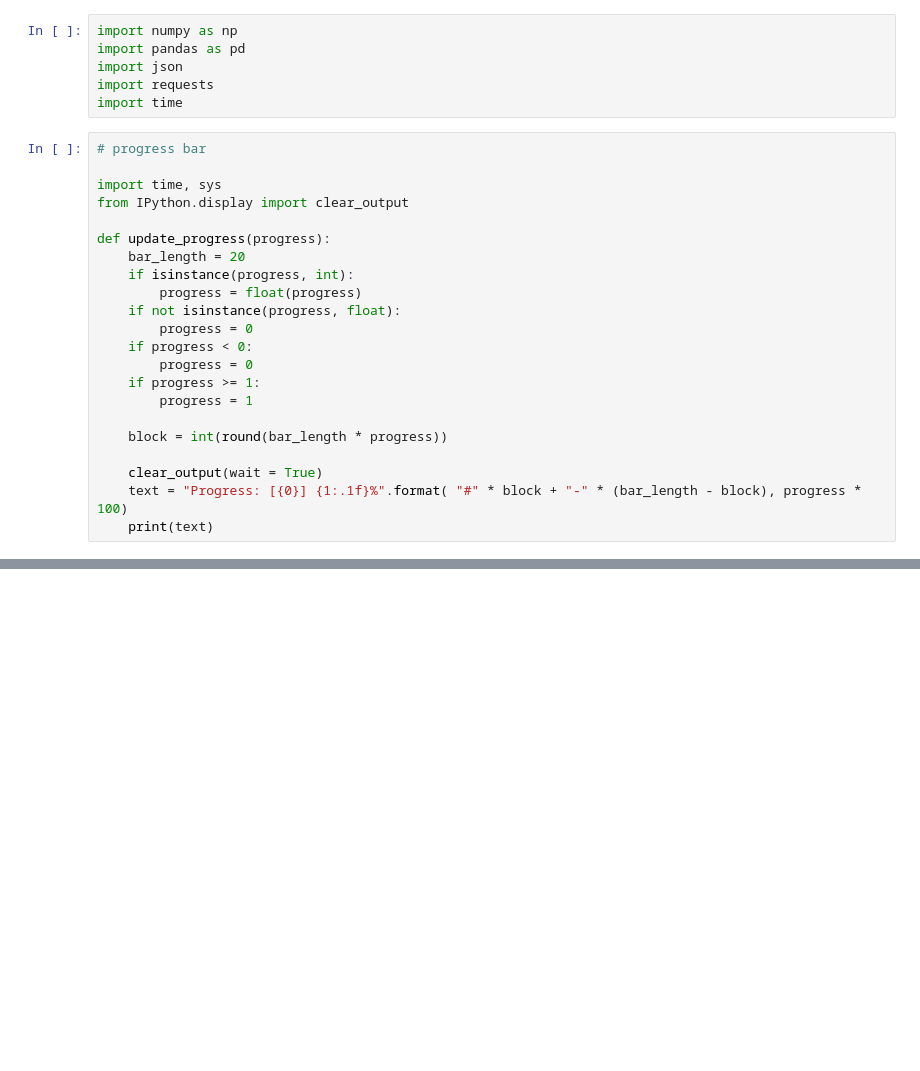
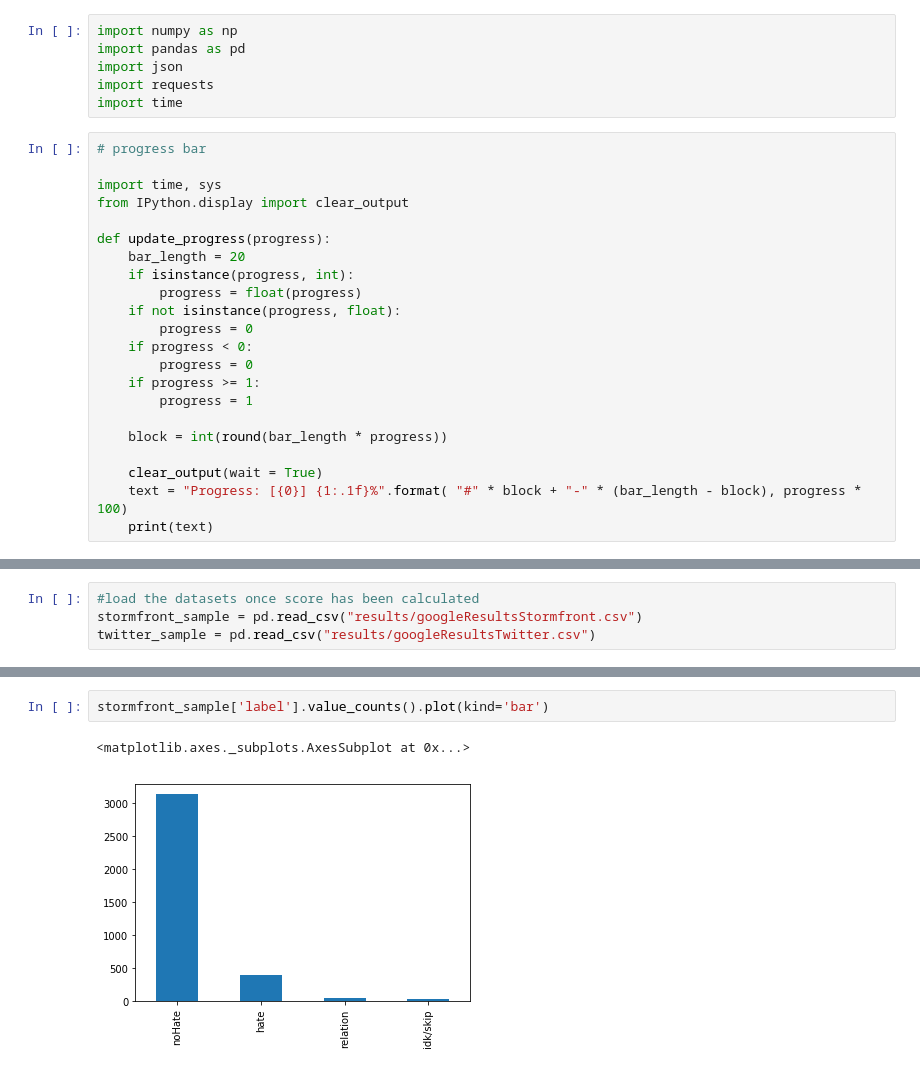
Before and after one commit to isabellagc/ModerationApiTesting, a Jupyter notebook: Google Perspective.ipynb, the cells around one changed output, grey strips where cells are left out. Cells and saved outputs as stored; diff of their text form; blank space fills up the shorter version.

```diff
--- a/Google Perspective.ipynb
+++ b/Google Perspective.ipynb
@@ -91,0 +176,4 @@ Name: tweet, dtype: object
+# %%
+#load the datasets once score has been calculated
+stormfront_sample = pd.read_csv("results/googleResultsStormfront.csv")
+twitter_sample = pd.read_csv("results/googleResultsTwitter.csv")
@@ -91,0 +205,5 @@ Name: tweet, dtype: object
+# %%
+stormfront_sample['label'].value_counts().plot(kind='bar')
+# %% [output]
+<matplotlib.axes._subplots.AxesSubplot at 0x...>
+[figure, added]
```
Also changed, not shown: parts of 19 cells of this notebook.
